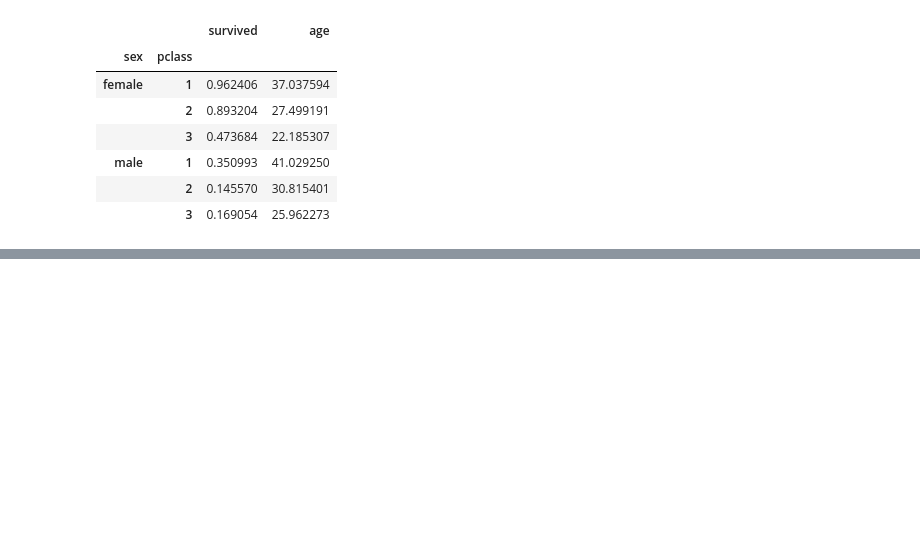
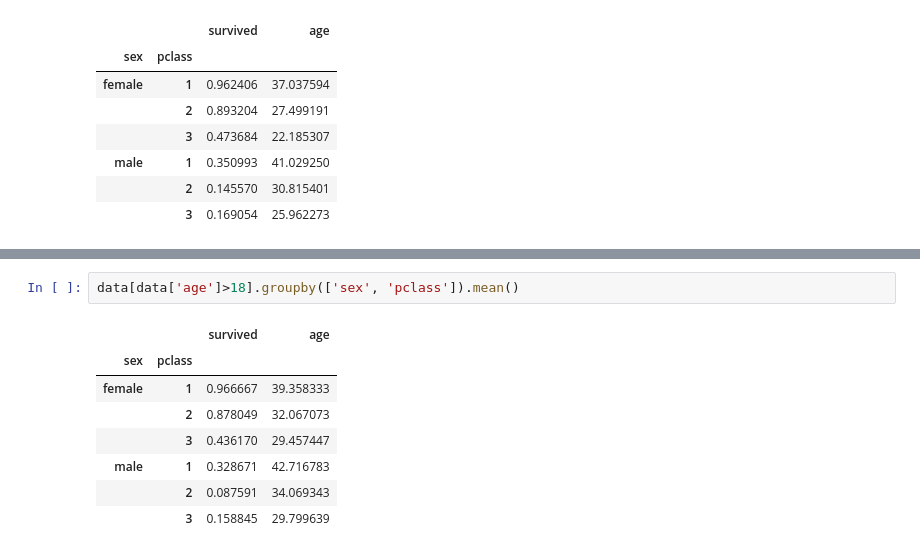
Before and after one commit to Meyyaou/pythondaily, a Jupyter notebook: data_visu_1.ipynb, the cells around one changed output, grey strips where cells are left out. Drawn from its saved outputs; the diff is of its cells as text; blank space fills up the shorter version.

```diff
--- a/data_visu_1.ipynb
+++ b/data_visu_1.ipynb
@@ -113,0 +157,11 @@ data.groupby(['sex', 'pclass']).mean()
+# %%
+data[data['age']>18].groupby(['sex', 'pclass']).mean()
+# %% [output]
+|  |  | survived | age |
+| sex | pclass |  |  |
+| female | 1 | 0.966667 | 39.358333 |
+|  | 2 | 0.878049 | 32.067073 |
+|  | 3 | 0.436170 | 29.457447 |
+| male | 1 | 0.328671 | 42.716783 |
+|  | 2 | 0.087591 | 34.069343 |
+|  | 3 | 0.158845 | 29.799639 |
```
Also changed, not shown: parts of 7 cells of this notebook.
